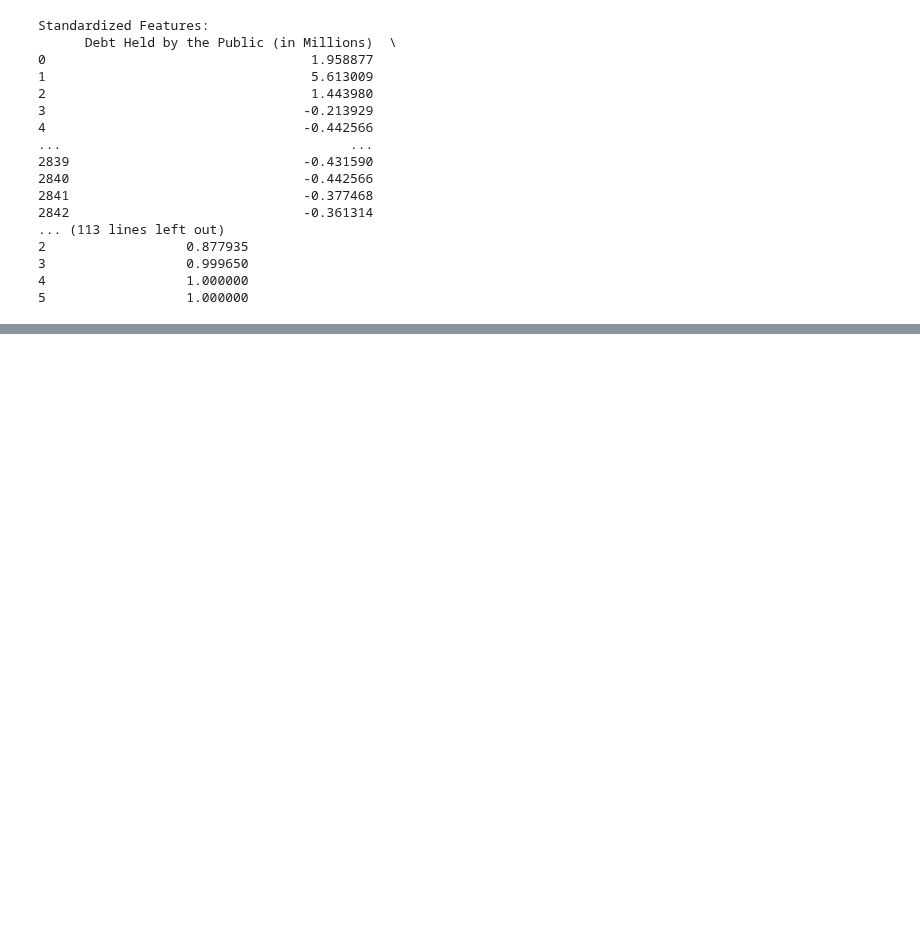
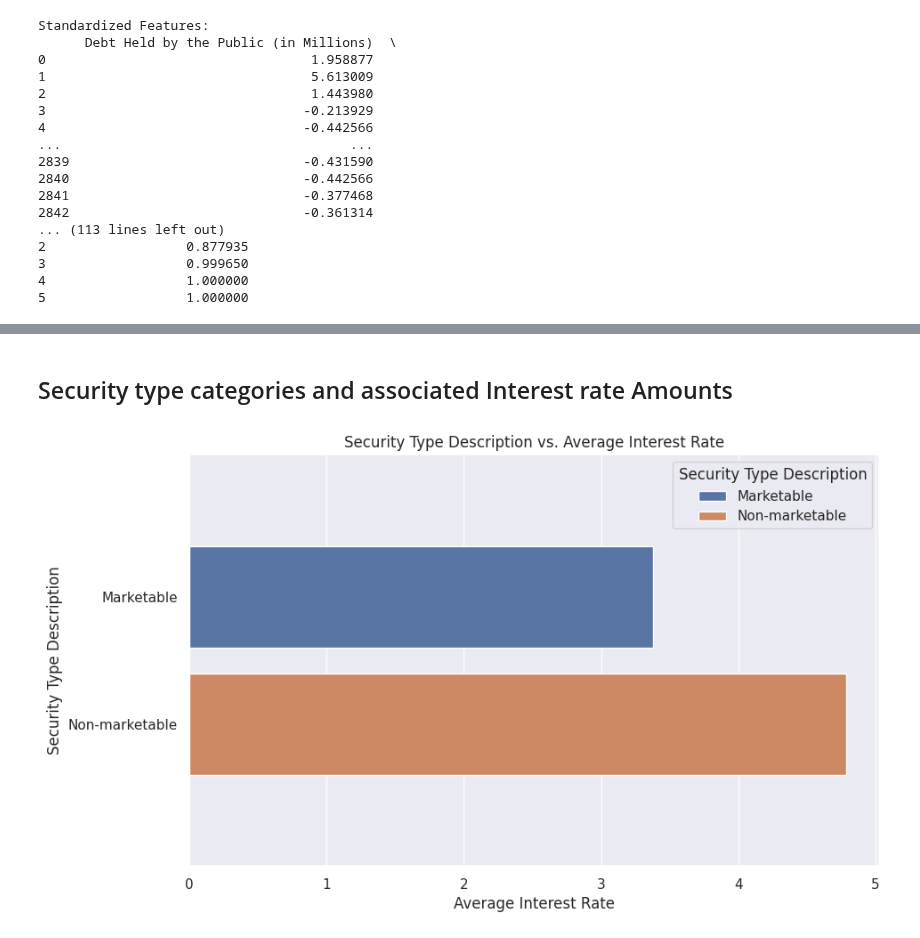
Before and after one commit to felabonte/DataMiningFinalProject, a Jupyter notebook: CS6220_DataMining_FinalProject.ipynb, the cells around one changed output, grey strips where cells are left out. Saved outputs shown, nothing was run; the diff lists cells and outputs as text; code cells hidden in the pictures; blank space fills up the shorter version.

```diff
--- a/CS6220_DataMining_FinalProject.ipynb
+++ b/CS6220_DataMining_FinalProject.ipynb
@@ -1139,0 +1151,15 @@ Standardized Features:
+# %%
+# Convert the Total Public Debt from Scientific form to number
+
+TMS_IR_merged_df['Total Public Debt Outstanding (in Millions)'] = pd.to_numeric(TMS_IR_merged_df['Total Public Debt Outstanding (in Millions)'], errors='coerce')
+TMS_IR_merged_df['Total Public Debt Outstanding (in Millions)'] = TMS_IR_merged_df['Total Public Debt Outstanding (in Millions)'].astype(int)
+
+# Convert the Dept held by Public  from Scientific form to number
+
+TMS_IR_merged_df['Debt Held by the Public (in Millions)'] = pd.to_numeric(TMS_IR_merged_df['Debt Held by the Public (in Millions)'], errors='coerce')
+TMS_IR_merged_df['Debt Held by the Public (in Millions)'] = TMS_IR_merged_df['Debt Held by the Public (in Millions)'].astype(int)
+
+# Convert Intragovernmental Holdings  from Scientific form to number
+
+TMS_IR_merged_df['Intragovernmental Holdings (in Millions)'] = pd.to_numeric(TMS_IR_merged_df['Intragovernmental Holdings (in Millions)'], errors='coerce')
+TMS_IR_merged_df['Intragovernmental Holdings (in Millions)'] = TMS_IR_merged_df['Intragovernmental Holdings (in Millions)'].astype(int)
@@ -1139,0 +1205,23 @@ Standardized Features:
+# %% [markdown]
+## Security type categories and associated Interest rate Amounts
+# %%
+security_description_interest = TMS_IR_merged_df.groupby(['Security Type Description' ])['Average Interest Rate Amount'].mean()
+# %%
+import matplotlib.pyplot as plt
+import seaborn as sns
+
+
+df_security = pd.Series(security_description_interest).reset_index()
+df_security.columns = ['Security Type', 'Average Interest Rate']
+
+# Plotting
+plt.figure(figsize=(10, 6))
+sns.barplot(y='Security Type', x='Average Interest Rate', hue='Security Type', dodge=False, data=df_security)
+plt.margins(y = 0.4)
+plt.title('Security Type Description vs. Average Interest Rate')
+plt.ylabel('Security Type Description')
+plt.xlabel('Average Interest Rate')
+plt.legend(title='Security Type Description')
+plt.show()
+# %% [output]
+[figure, added]
```
Also changed, not shown: parts of 12 cells of this notebook.
